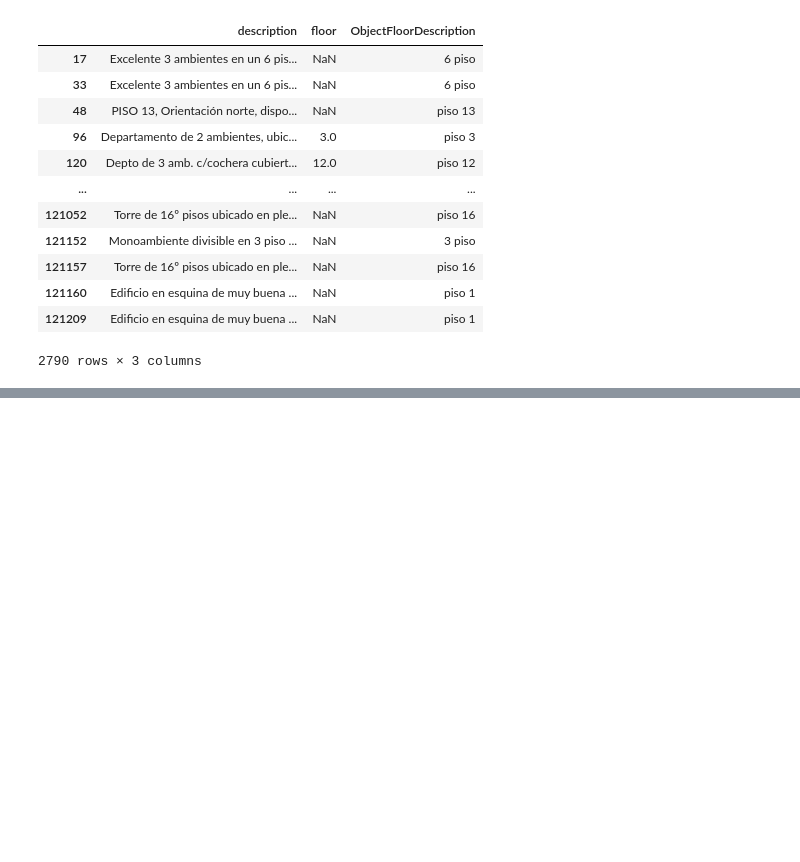
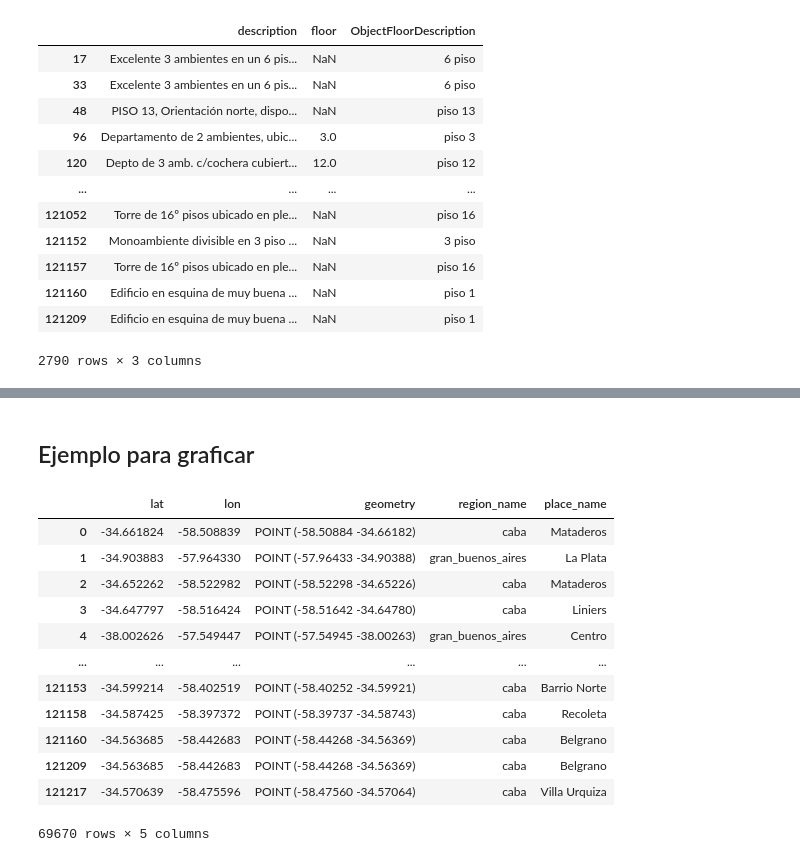
Before and after one commit to JoaquinC-1/TP_DH, a Jupyter notebook: TP_properati.ipynb, the cells around one changed output, grey strips where cells are left out. Cells and saved outputs as stored; diff of their text form; code cells hidden in the pictures; blank space fills up the shorter version.

```diff
--- a/TP_properati.ipynb
+++ b/TP_properati.ipynb
@@ -697,0 +731,3 @@ data_lat_lon_correlation
+# %%
+# Elimino columna lat-lon
+data.drop(labels="lat-lon", axis=1, inplace=True)
@@ -697,0 +739,19 @@ data_lat_lon_correlation
+# %% [markdown]
+## Ejemplo para graficar
+# %%
+geo_arg = geo_arg.loc[:, ["lat", "lon", "geometry", "region_name", "place_name"]].dropna()
+geo_arg
+# %% [output]
+|  | lat | lon | geometry | region_name | place_name |
+| 0 | -34.661824 | -58.508839 | POINT (-58.50884 -34.66182) | caba | Mataderos |
+| 1 | -34.903883 | -57.964330 | POINT (-57.96433 -34.90388) | gran_buenos_aires | La Plata |
+| 2 | -34.652262 | -58.522982 | POINT (-58.52298 -34.65226) | caba | Mataderos |
+| 3 | -34.647797 | -58.516424 | POINT (-58.51642 -34.64780) | caba | Liniers |
+| 4 | -38.002626 | -57.549447 | POINT (-57.54945 -38.00263) | gran_buenos_aires | Centro |
+| ... | ... | ... | ... | ... | ... |
+| 121153 | -34.599214 | -58.402519 | POINT (-58.40252 -34.59921) | caba | Barrio Norte |
+| 121158 | -34.587425 | -58.397372 | POINT (-58.39737 -34.58743) | caba | Recoleta |
+| 121160 | -34.563685 | -58.442683 | POINT (-58.44268 -34.56369) | caba | Belgrano |
+| 121209 | -34.563685 | -58.442683 | POINT (-58.44268 -34.56369) | caba | Belgrano |
+| 121217 | -34.570639 | -58.475596 | POINT (-58.47560 -34.57064) | caba | Villa Urquiza |
+69670 rows × 5 columns
```
Also changed, not shown: parts of 23 cells of this notebook.
